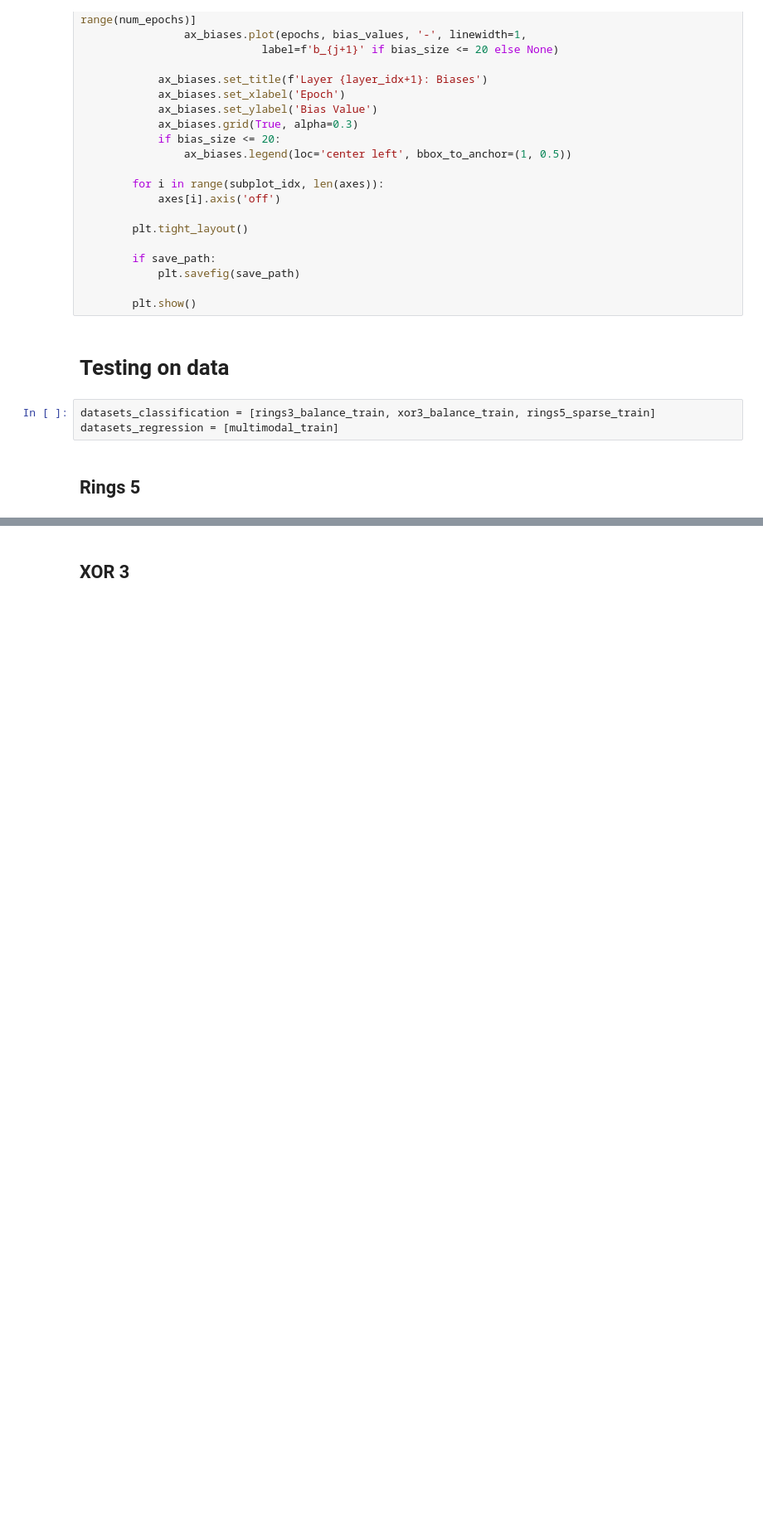
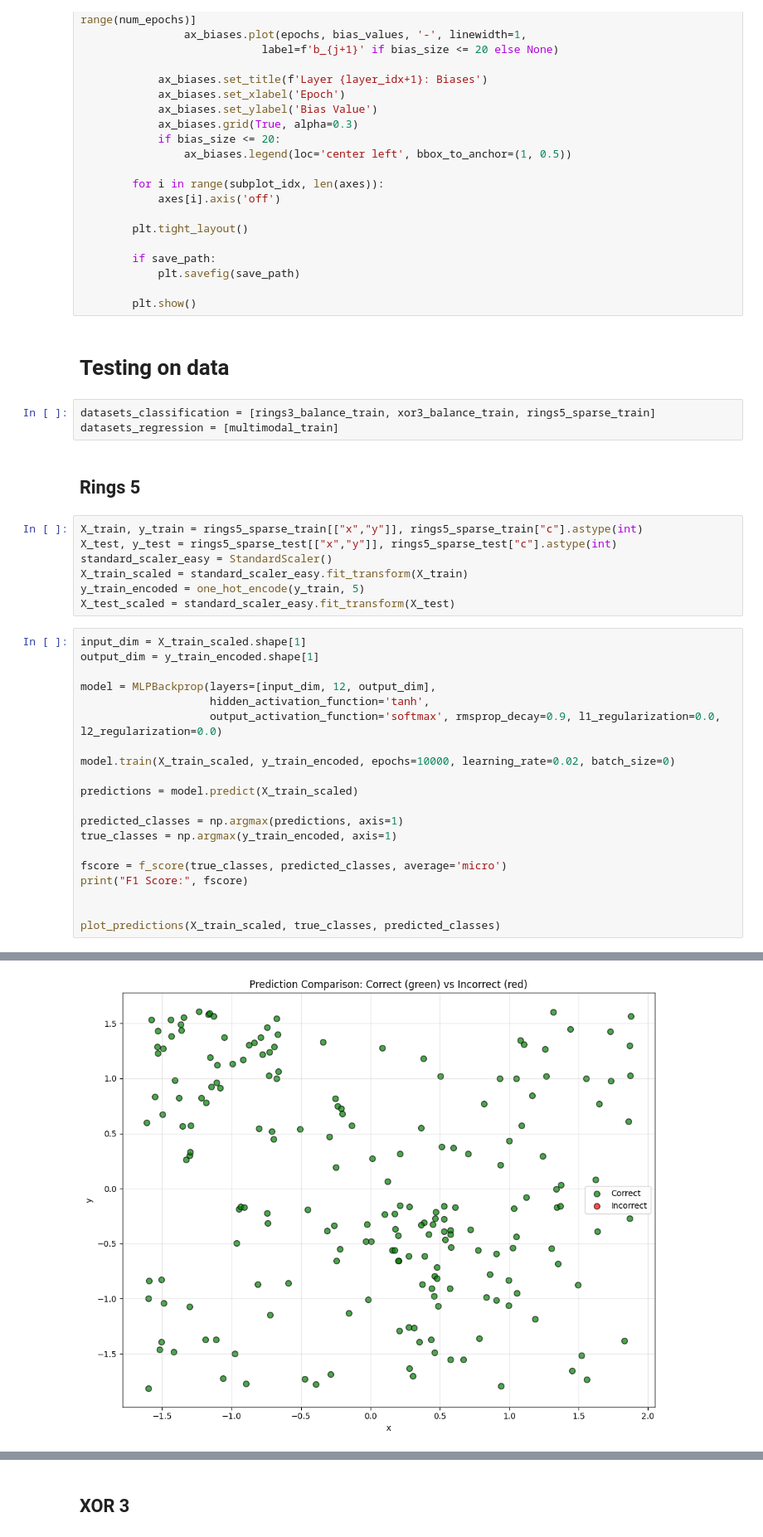
Before and after one commit to CoolMikey/H-_moje-github_sync-studia-Metody-inteligencji-obliczeniowej-w-analizie-danych, a Jupyter notebook: NN/NN6.ipynb, the cells around one changed output, grey strips where cells are left out. Shown at 83% size. Drawn from its saved outputs; the diff is of its cells as text; blank space fills up the shorter version.

```diff
--- a/NN/NN6.ipynb
+++ b/NN/NN6.ipynb
@@ -547,3 +547,31 @@ datasets_classification = [rings3_balance_train, xor3_balance_train, rings5_spar
 datasets_regression = [multimodal_train]
 # %% [markdown]
 ## Rings 5
+# %%
+X_train, y_train = rings5_sparse_train[["x","y"]], rings5_sparse_train["c"].astype(int)
+X_test, y_test = rings5_sparse_test[["x","y"]], rings5_sparse_test["c"].astype(int)
+standard_scaler_easy = StandardScaler()
+X_train_scaled = standard_scaler_easy.fit_transform(X_train)
+y_train_encoded = one_hot_encode(y_train, 5)
+X_test_scaled = standard_scaler_easy.fit_transform(X_test)
+# %%
+input_dim = X_train_scaled.shape[1]
+output_dim = y_train_encoded.shape[1]
+
+model = MLPBackprop(layers=[input_dim, 12, output_dim],
+                    hidden_activation_function='tanh',
+                    output_activation_function='softmax', rmsprop_decay=0.9, l1_regularization=0.0, l2_regularization=0.0)
+
+model.train(X_train_scaled, y_train_encoded, epochs=10000, learning_rate=0.02, batch_size=0)
+
+predictions = model.predict(X_train_scaled)
+
+predicted_classes = np.argmax(predictions, axis=1)
+true_classes = np.argmax(y_train_encoded, axis=1)
+
+fscore = f_score(true_classes, predicted_classes, average='micro')
+print("F1 Score:", fscore)
+
+
+plot_predictions(X_train_scaled, true_classes, predicted_classes)
+# %% [output]
@@ -549,0 +580 @@ datasets_regression = [multimodal_train]
+[figure, added]
```
Also changed, not shown: parts of 9 cells of this notebook, 41 other files.
